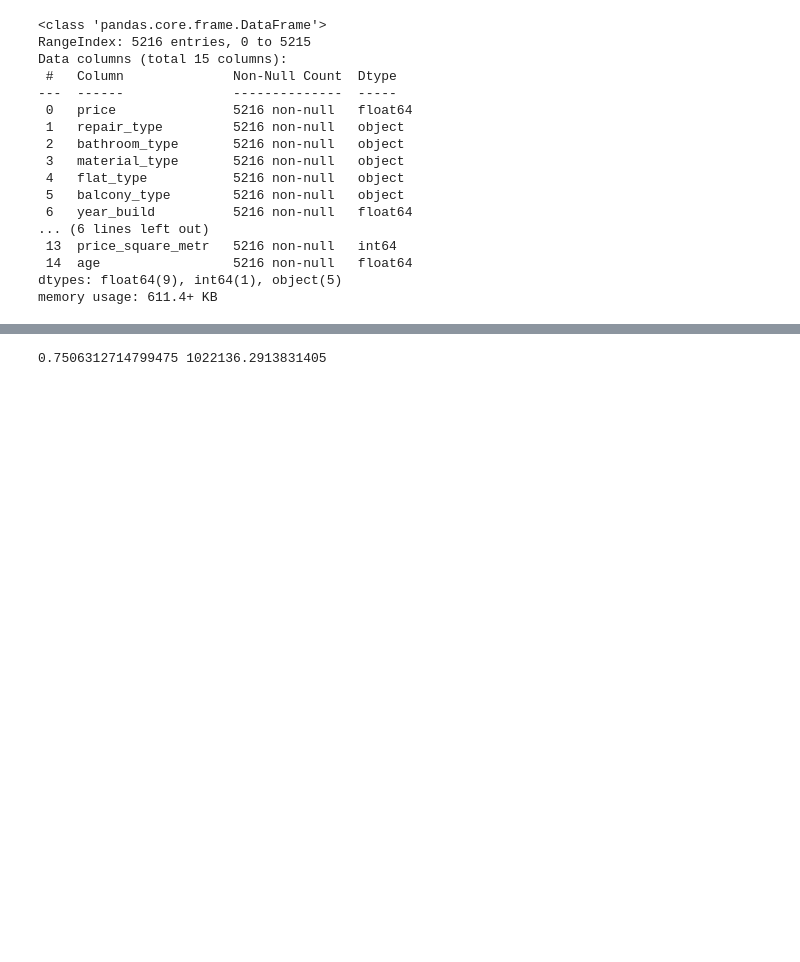
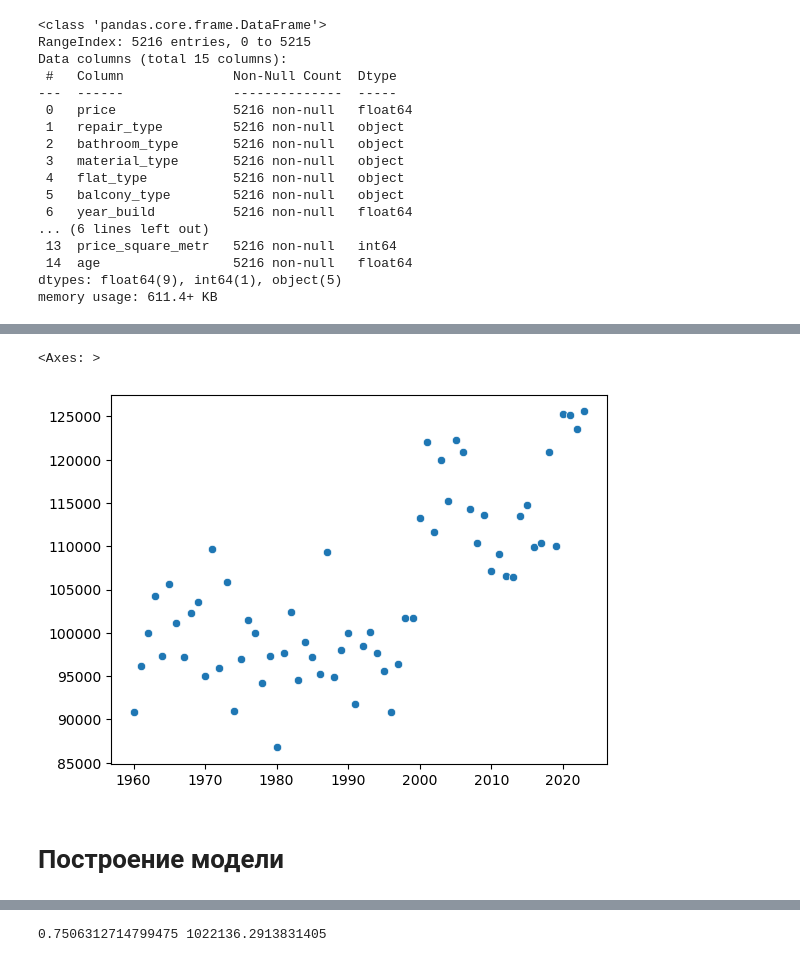
Before and after one commit to Aksyon/property_price_forecast, a Jupyter notebook: flats_project.ipynb, the cells around one changed output, grey strips where cells are left out. Saved outputs shown, nothing was run; the diff lists cells and outputs as text; code cells hidden in the pictures; blank space fills up the shorter version.

```diff
--- a/flats_project.ipynb
+++ b/flats_project.ipynb
@@ -317,0 +372,9 @@ color='orange'
+# %%
+#Год строения и цена за кв.м. жилья
+
+sns.scatterplot(
+    x=dataset[dataset['year_build']>=1960].sort_values(by=['year_build'])['year_build'].unique(),
+    y=dataset[dataset['year_build']>=1960].sort_values(by=['year_build']).groupby('year_build')['price_square_metr'].agg('median').values)
+# %% [output]
+<Axes: >
+[figure, added]
@@ -318,3 +384,5 @@ color='orange'
+# %% [markdown]
+# Построение модели
 # %%
 #Преобразуем категориальные признаки в численные для составления прогнозной модели
 
```
Also changed, not shown: parts of 41 cells of this notebook.
